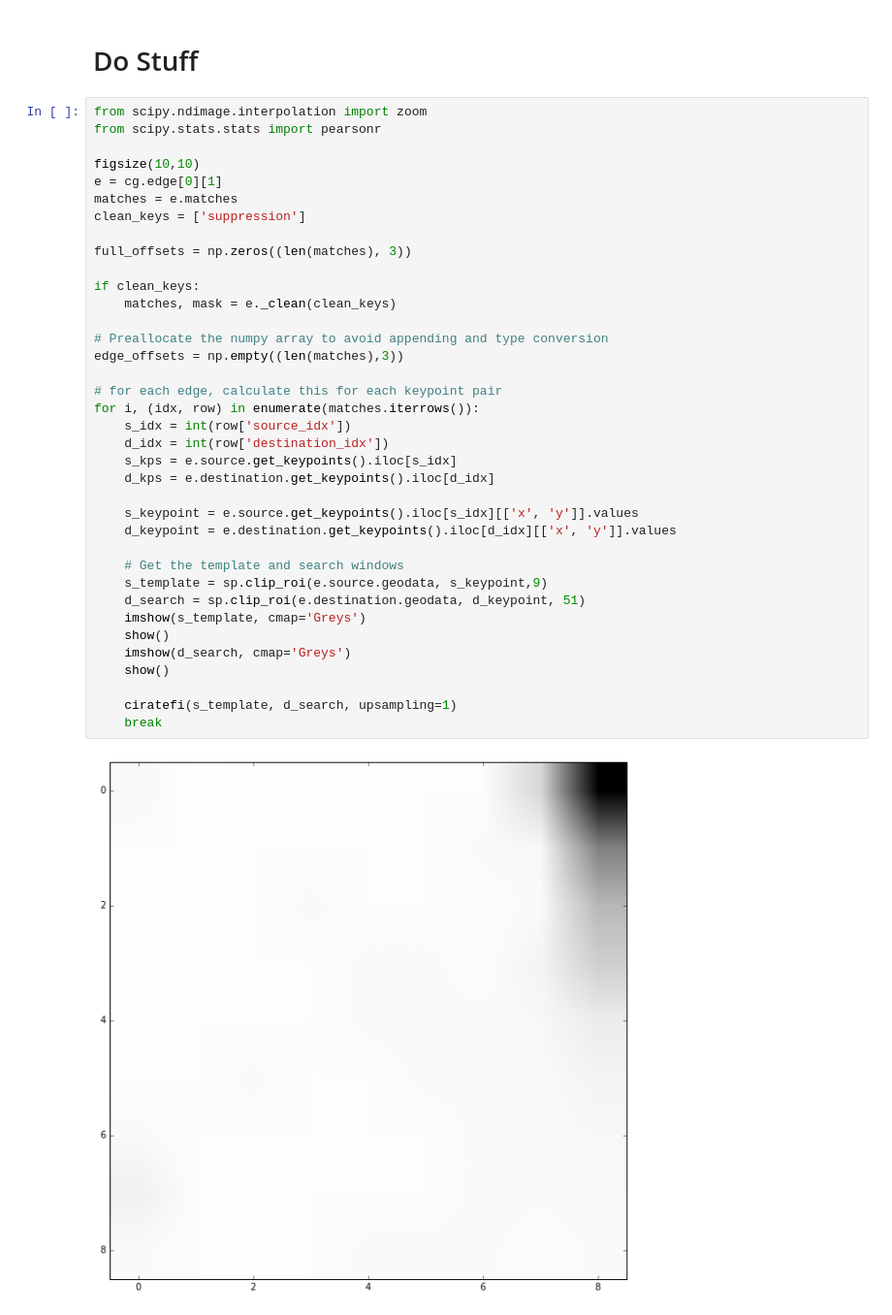
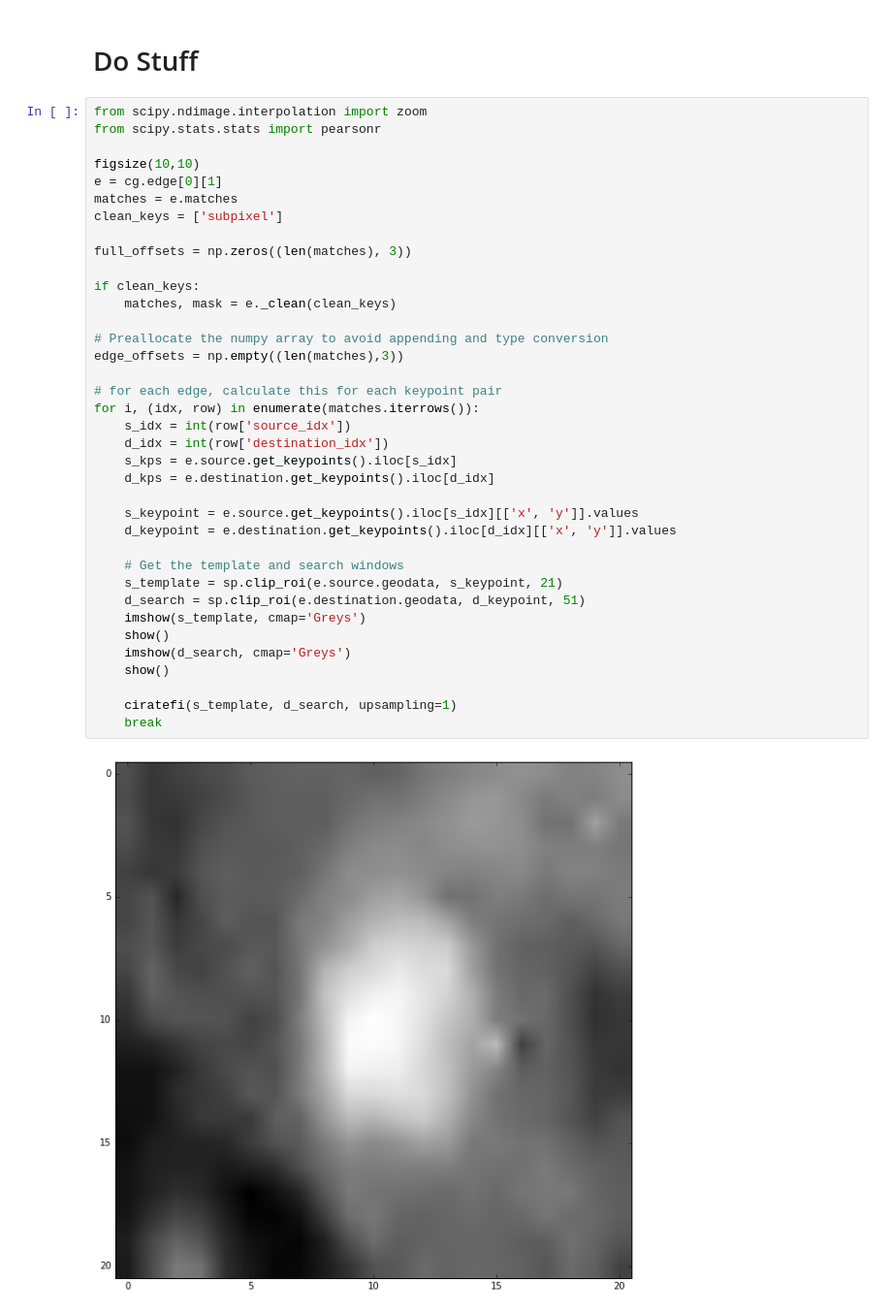
Before and after one commit to tisaconundrum2/autocnet, a Jupyter notebook: notebooks/Ciratefi.ipynb, the cells around one changed output. Shown at 97% size. Drawn from its saved outputs; the diff is of its cells as text.

```diff
--- a/notebooks/Ciratefi.ipynb
+++ b/notebooks/Ciratefi.ipynb
@@ -137,35 +154,35 @@ from scipy.stats.stats import pearsonr
 figsize(10,10)
 e = cg.edge[0][1]
 matches = e.matches
-clean_keys = ['suppression']
+clean_keys = ['subpixel']
 
 full_offsets = np.zeros((len(matches), 3))
 
 if clean_keys:
     matches, mask = e._clean(clean_keys)
 
 # Preallocate the numpy array to avoid appending and type conversion
 edge_offsets = np.empty((len(matches),3))
 
 # for each edge, calculate this for each keypoint pair
 for i, (idx, row) in enumerate(matches.iterrows()):
     s_idx = int(row['source_idx'])
     d_idx = int(row['destination_idx'])
     s_kps = e.source.get_keypoints().iloc[s_idx]
     d_kps = e.destination.get_keypoints().iloc[d_idx]
 
     s_keypoint = e.source.get_keypoints().iloc[s_idx][['x', 'y']].values
     d_keypoint = e.destination.get_keypoints().iloc[d_idx][['x', 'y']].values
 
     # Get the template and search windows
-    s_template = sp.clip_roi(e.source.geodata, s_keypoint,9)
+    s_template = sp.clip_roi(e.source.geodata, s_keypoint, 21)
     d_search = sp.clip_roi(e.destination.geodata, d_keypoint, 51)
     imshow(s_template, cmap='Greys')
     show()
     imshow(d_search, cmap='Greys')
     show()
 
     ciratefi(s_template, d_search, upsampling=1)
     break
 # %% [output]
-[figure, old version]
+[figure, new version]
```
Also changed, not shown: parts of 6 cells of this notebook.
